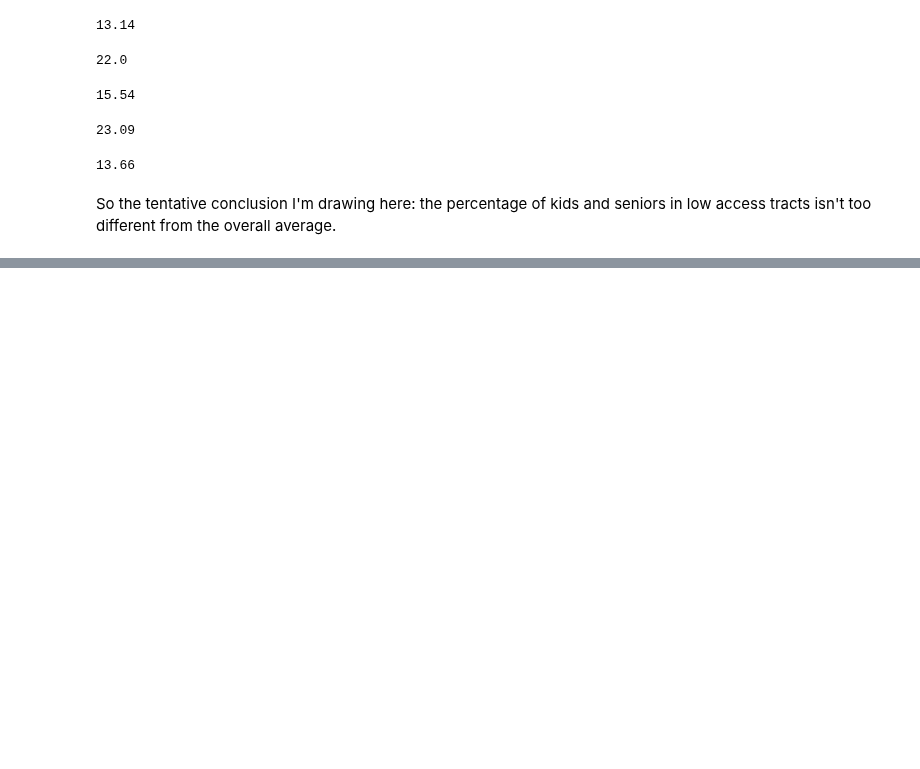
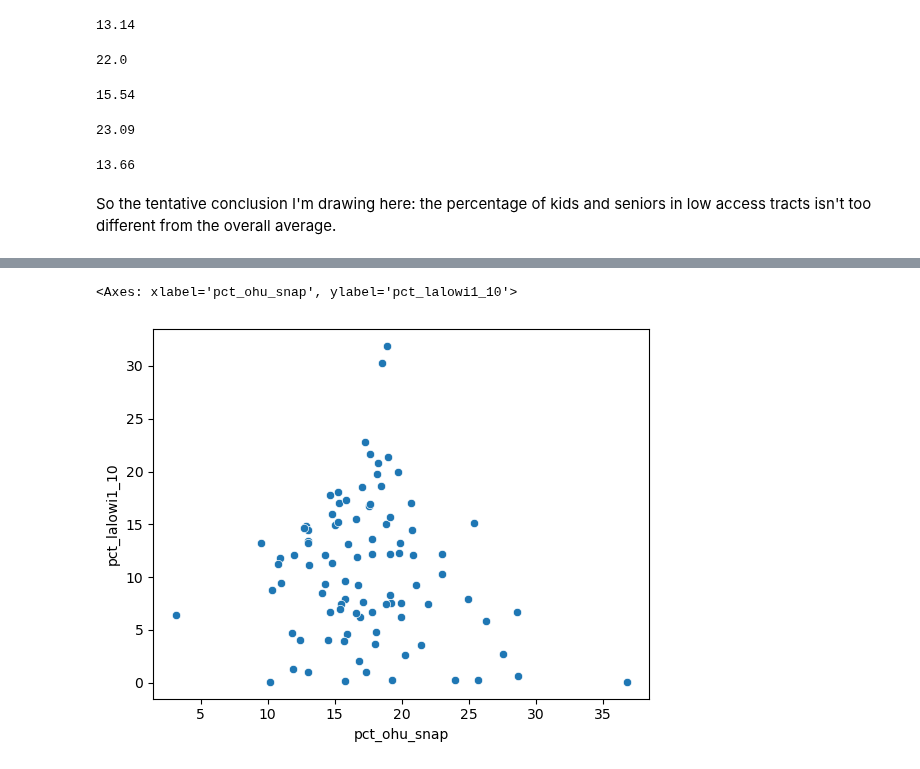
Before and after one commit to marthahunter/food-access, a Jupyter notebook: notebooks/4 - analysis.ipynb, the cells around one changed output, grey strips where cells are left out. Saved outputs shown, nothing was run; the diff lists cells and outputs as text; code cells hidden in the pictures; blank space fills up the shorter version.

```diff
--- a/notebooks/4 - analysis.ipynb
+++ b/notebooks/4 - analysis.ipynb
@@ -294,0 +319,5 @@ So the tentative conclusion I'm drawing here: the percentage of kids and seniors
+# %%
+sns.scatterplot(data=averaged_county_food_data, x='pct_ohu_snap', y='pct_lalowi1_10')
+# %% [output]
+<Axes: xlabel='pct_ohu_snap', ylabel='pct_lalowi1_10'>
+[figure, added]
```
Also changed, not shown: parts of 5 cells of this notebook.
